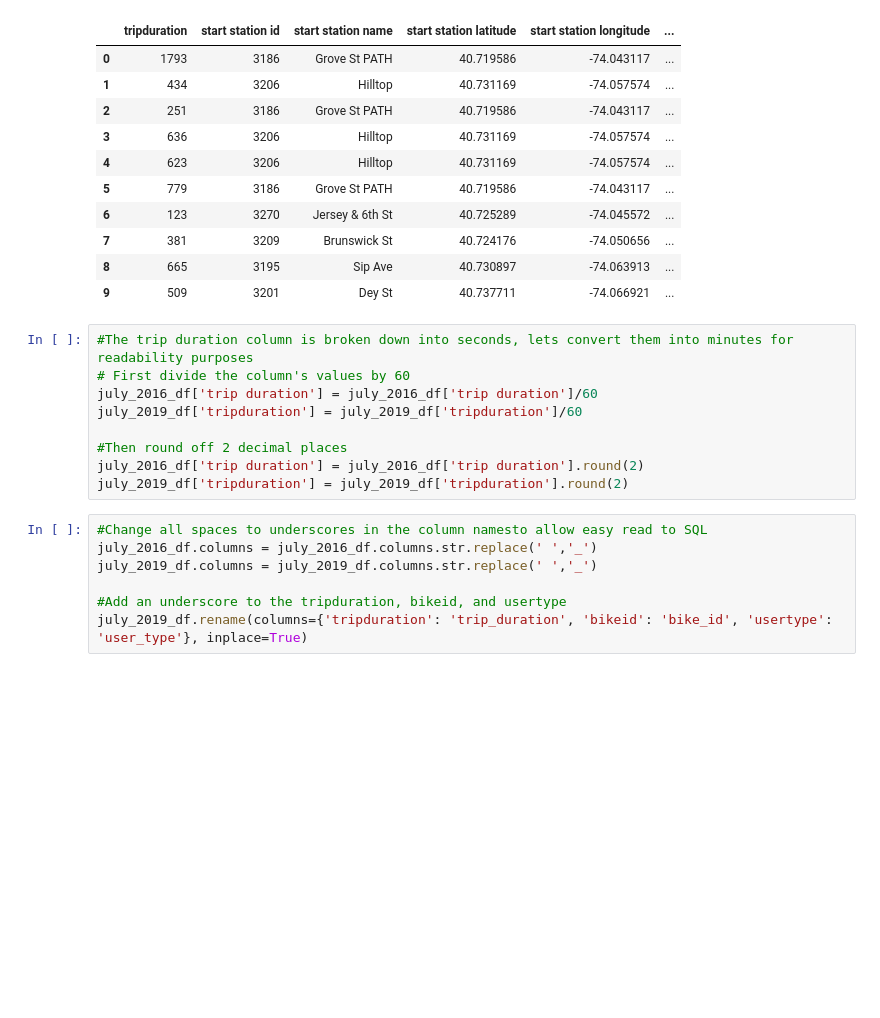
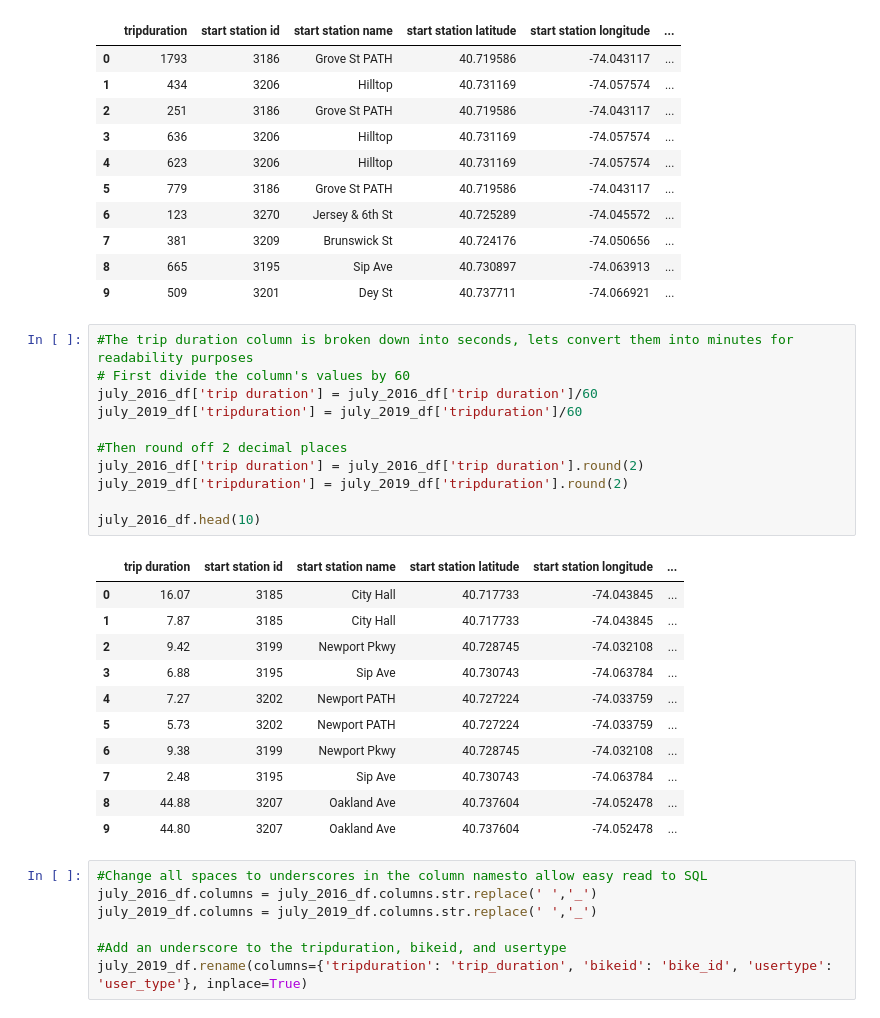
Before and after one commit to tnatoli29/shi_presentation, a Jupyter notebook: data_cleaning.ipynb, the cells around one changed output. Saved outputs shown, nothing was run; the diff lists cells and outputs as text; blank space fills up the shorter version.

```diff
--- a/data_cleaning.ipynb
+++ b/data_cleaning.ipynb
@@ -130,12 +128,26 @@ july_2019_df.head(10)
 # %%
 #The trip duration column is broken down into seconds, lets convert them into minutes for readability purposes
 # First divide the column's values by 60
 july_2016_df['trip duration'] = july_2016_df['trip duration']/60
 july_2019_df['tripduration'] = july_2019_df['tripduration']/60
 
 #Then round off 2 decimal places
 july_2016_df['trip duration'] = july_2016_df['trip duration'].round(2)
 july_2019_df['tripduration'] = july_2019_df['tripduration'].round(2)
+
+july_2016_df.head(10)
+# %% [output]
+|  | trip duration | start station id | start station name | start station latitude | start station longitude | ... |
+| 0 | 16.07 | 3185 | City Hall | 40.717733 | -74.043845 | ... |
+| 1 | 7.87 | 3185 | City Hall | 40.717733 | -74.043845 | ... |
+| 2 | 9.42 | 3199 | Newport Pkwy | 40.728745 | -74.032108 | ... |
+| 3 | 6.88 | 3195 | Sip Ave | 40.730743 | -74.063784 | ... |
+| 4 | 7.27 | 3202 | Newport PATH | 40.727224 | -74.033759 | ... |
+| 5 | 5.73 | 3202 | Newport PATH | 40.727224 | -74.033759 | ... |
+| 6 | 9.38 | 3199 | Newport Pkwy | 40.728745 | -74.032108 | ... |
+| 7 | 2.48 | 3195 | Sip Ave | 40.730743 | -74.063784 | ... |
+| 8 | 44.88 | 3207 | Oakland Ave | 40.737604 | -74.052478 | ... |
+| 9 | 44.80 | 3207 | Oakland Ave | 40.737604 | -74.052478 | ... |
 # %%
 #Change all spaces to underscores in the column namesto allow easy read to SQL
 july_2016_df.columns = july_2016_df.columns.str.replace(' ','_')
```
Also changed, not shown: parts of 1 cell of this notebook, 1 other file.
